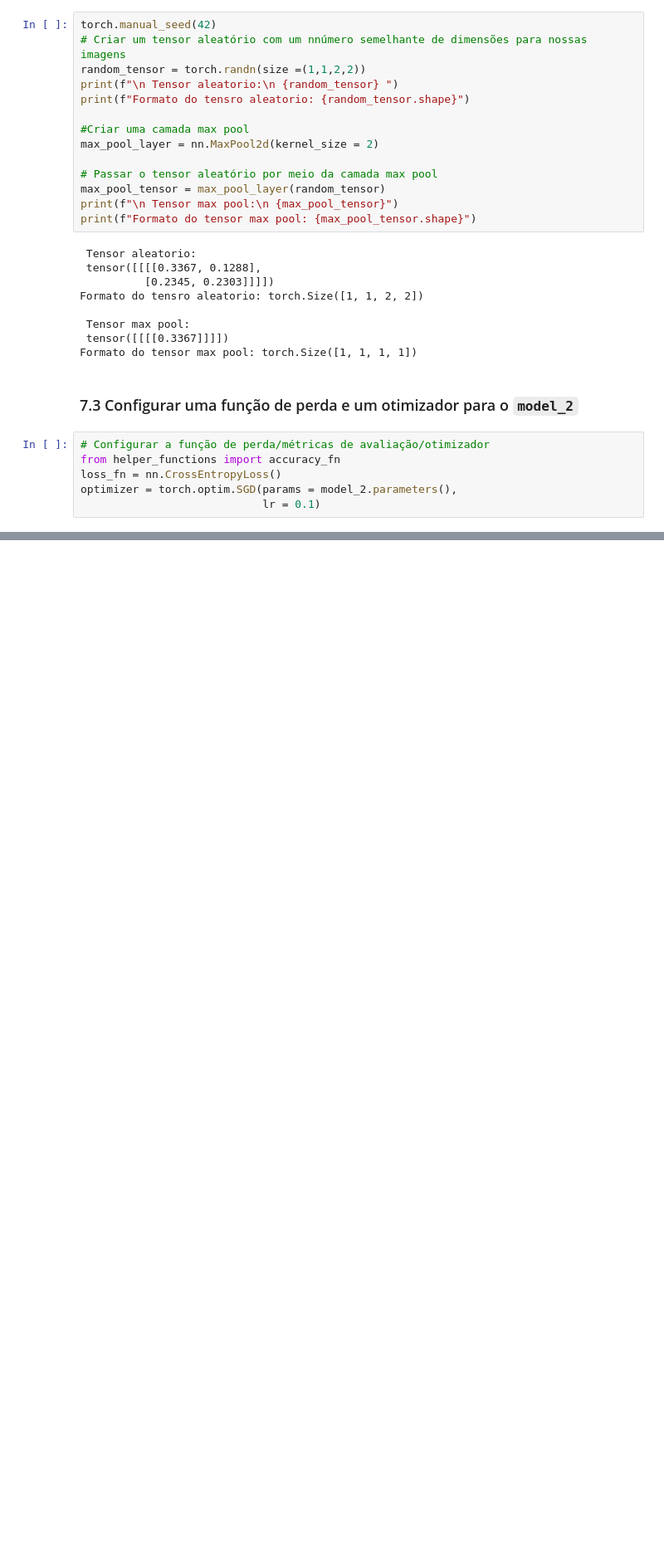
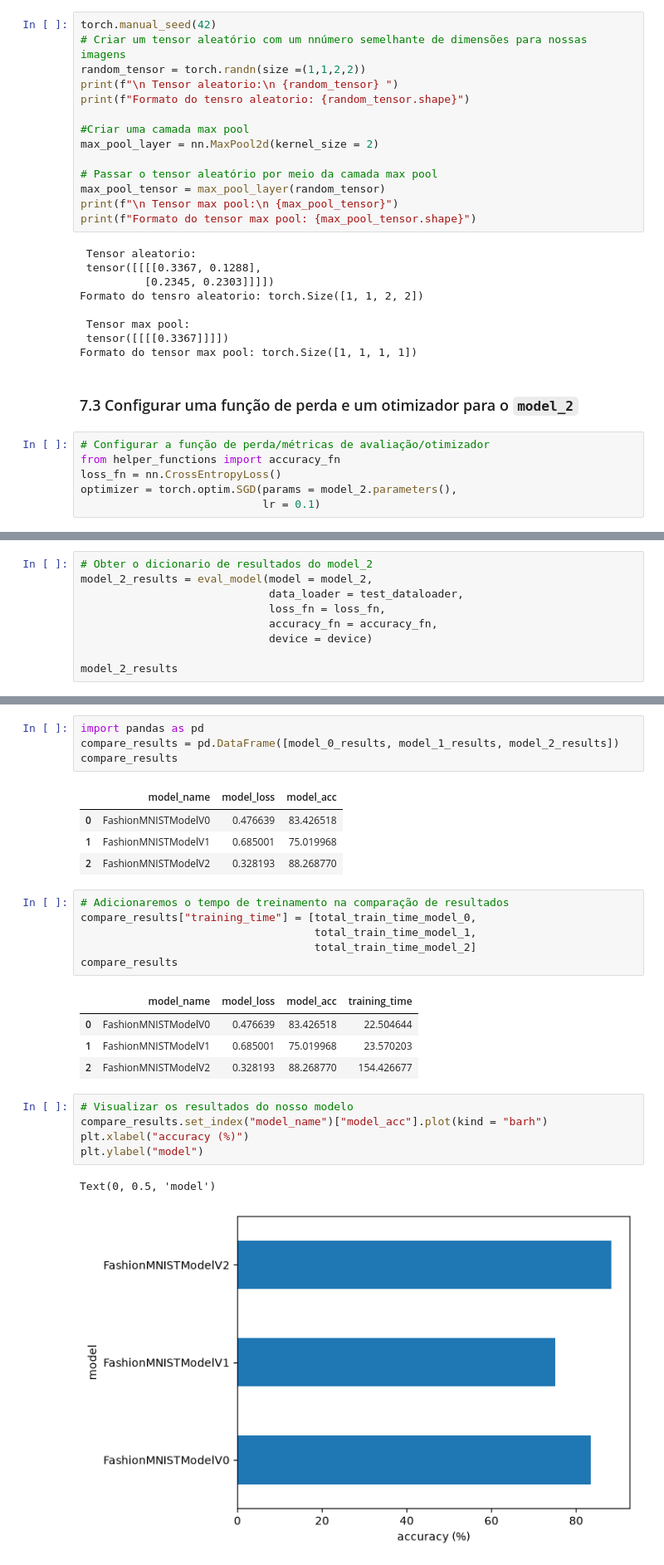
Before and after one commit to lucasget/estudos-pytorch, a Jupyter notebook: codigo.ipynb, the cells around one changed output, grey strips where cells are left out. Shown at 83% size. Drawn from its saved outputs; the diff is of its cells as text; blank space fills up the shorter version.

```diff
--- a/codigo.ipynb
+++ b/codigo.ipynb
@@ -3871,0 +3916,9 @@ optimizer = torch.optim.SGD(params = model_2.parameters(),
+# %%
+# Obter o dicionario de resultados do model_2
+model_2_results = eval_model(model = model_2,
+                             data_loader = test_dataloader,
+                             loss_fn = loss_fn,
+                             accuracy_fn = accuracy_fn,
+                             device = device)
+
+model_2_results
@@ -3871,0 +3943,28 @@ optimizer = torch.optim.SGD(params = model_2.parameters(),
+# %%
+import pandas as pd
+compare_results = pd.DataFrame([model_0_results, model_1_results, model_2_results])
+compare_results
+# %% [output]
+|  | model_name | model_loss | model_acc |
+| 0 | FashionMNISTModelV0 | 0.476639 | 83.426518 |
+| 1 | FashionMNISTModelV1 | 0.685001 | 75.019968 |
+| 2 | FashionMNISTModelV2 | 0.328193 | 88.268770 |
+# %%
+# Adicionaremos o tempo de treinamento na comparação de resultados
+compare_results["training_time"] = [total_train_time_model_0,
+                                    total_train_time_model_1,
+                                    total_train_time_model_2]
+compare_results
+# %% [output]
+|  | model_name | model_loss | model_acc | training_time |
+| 0 | FashionMNISTModelV0 | 0.476639 | 83.426518 | 22.504644 |
+| 1 | FashionMNISTModelV1 | 0.685001 | 75.019968 | 23.570203 |
+| 2 | FashionMNISTModelV2 | 0.328193 | 88.268770 | 154.426677 |
+# %%
+# Visualizar os resultados do nosso modelo
+compare_results.set_index("model_name")["model_acc"].plot(kind = "barh")
+plt.xlabel("accuracy (%)")
+plt.ylabel("model")
+# %% [output]
+Text(0, 0.5, 'model')
+[figure, added]
```
Also changed, not shown: parts of 30 cells of this notebook, 2 other files.
